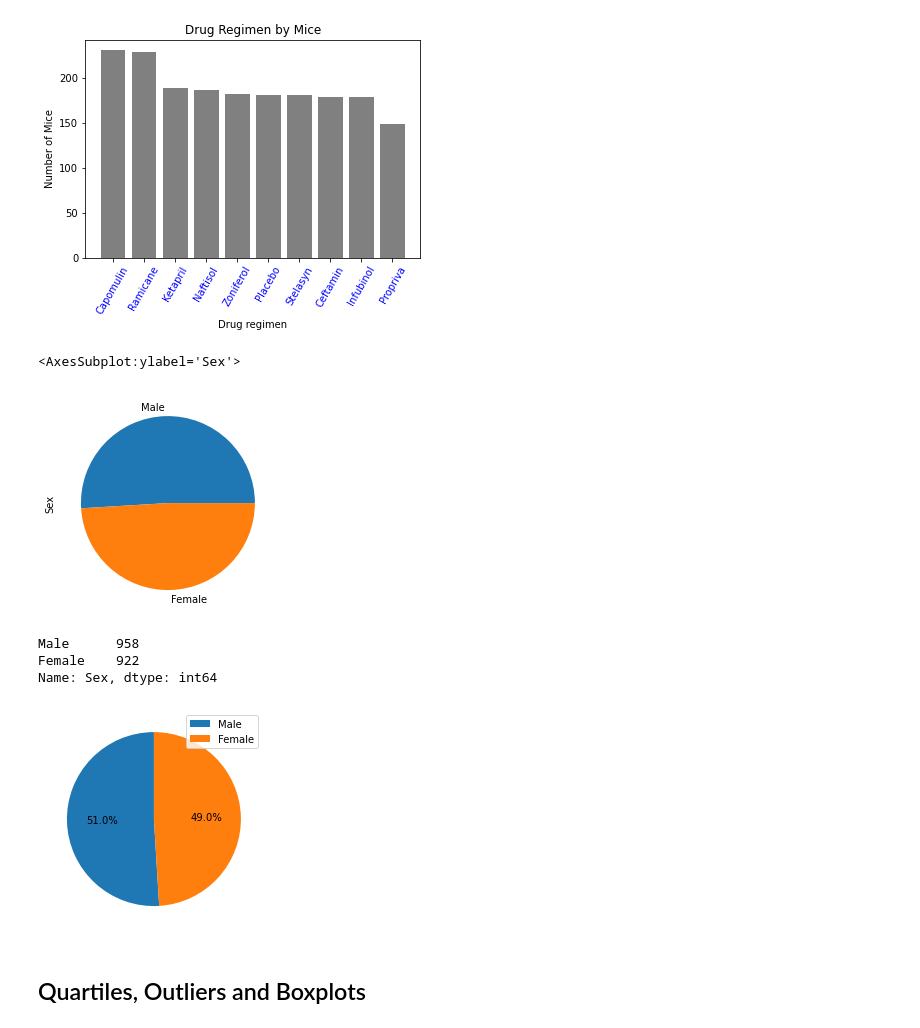
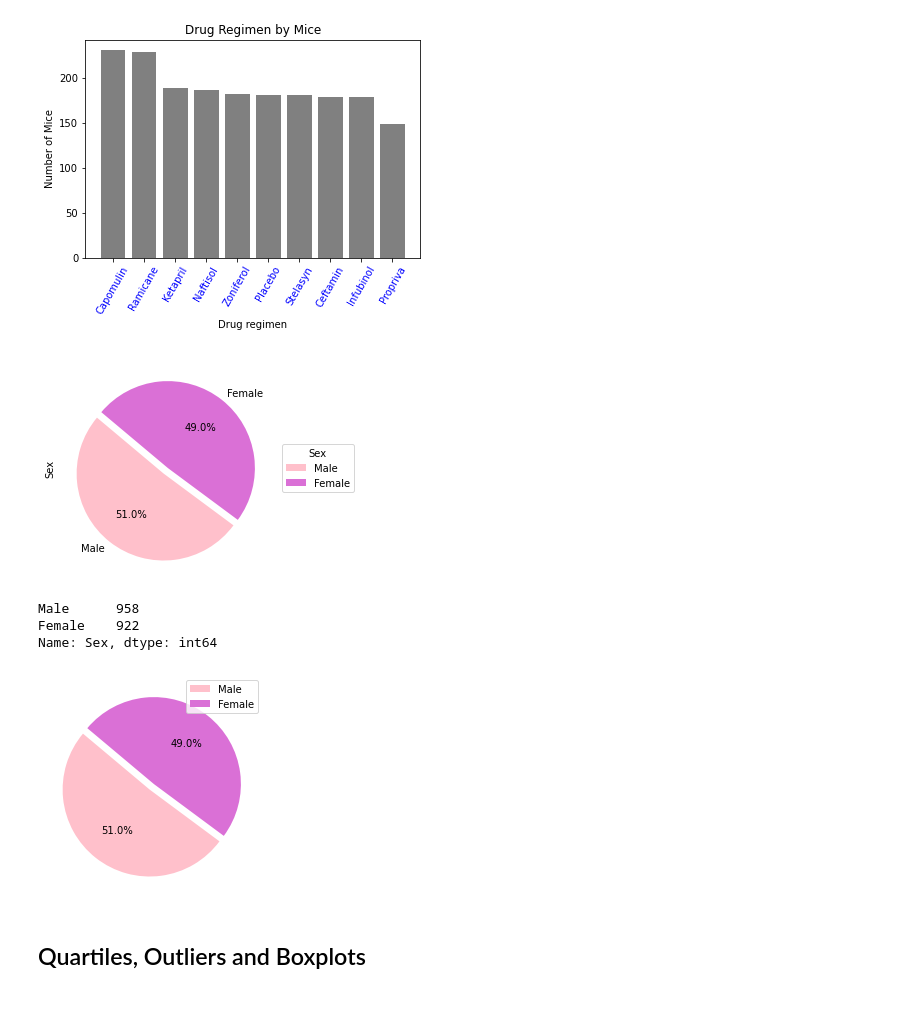
Before and after one commit to susanquiros/Matplotlib--The-Power-of-Plots, a Jupyter notebook: Pymaceuticals/pymaceuticals_starter.ipynb, the cells around one changed output. Drawn from its saved outputs; the diff is of its cells as text; code cells hidden in the pictures.

```diff
--- a/Pymaceuticals/pymaceuticals_starter.ipynb
+++ b/Pymaceuticals/pymaceuticals_starter.ipynb
@@ -200,11 +200,15 @@ Text(0, 0.5, 'Number of Mice')
 [figure]
 # %%
 # Generate a pie plot showing the distribution of female versus male mice using pandas
-cleaning_data['Sex'].value_counts().plot(kind='pie')
+explode = (0.08, 0)
+y=cleaning_data['Sex'].value_counts()
+y.plot(kind='pie', startangle= 140, colors = ["pink", 'orchid'], explode =explode, subplots=True, autopct='%1.1f%%')
+plt.legend(title="Sex",loc="center left", bbox_to_anchor=(1, 0, 0.5, 1))
+plt.show()
+
 #cleaning_data.head()
 # %% [output]
-<AxesSubplot:ylabel='Sex'>
-[figure, old version]
+[figure, new version]
 # %%
 y
 # %% [output]
@@ -213,14 +217,14 @@ Female    922
 Name: Sex, dtype: int64
 # %%
 # Generate a pie plot showing the distribution of female versus male mice using pyplot
+explode = (0.08, 0)
 y = cleaning_data['Sex'].value_counts()
 
-
-plt.pie(y, autopct= '%1.1f%%', startangle = 90)
+plt.pie(y, autopct= '%1.1f%%', startangle = 140, colors = ["pink", 'orchid'], explode= explode)
 plt.legend(y.index)
 plt.show()
 # %% [output]
-[figure, old version]
+[figure, new version]
 # %% [markdown]
 ## Quartiles, Outliers and Boxplots
 # %%
```
